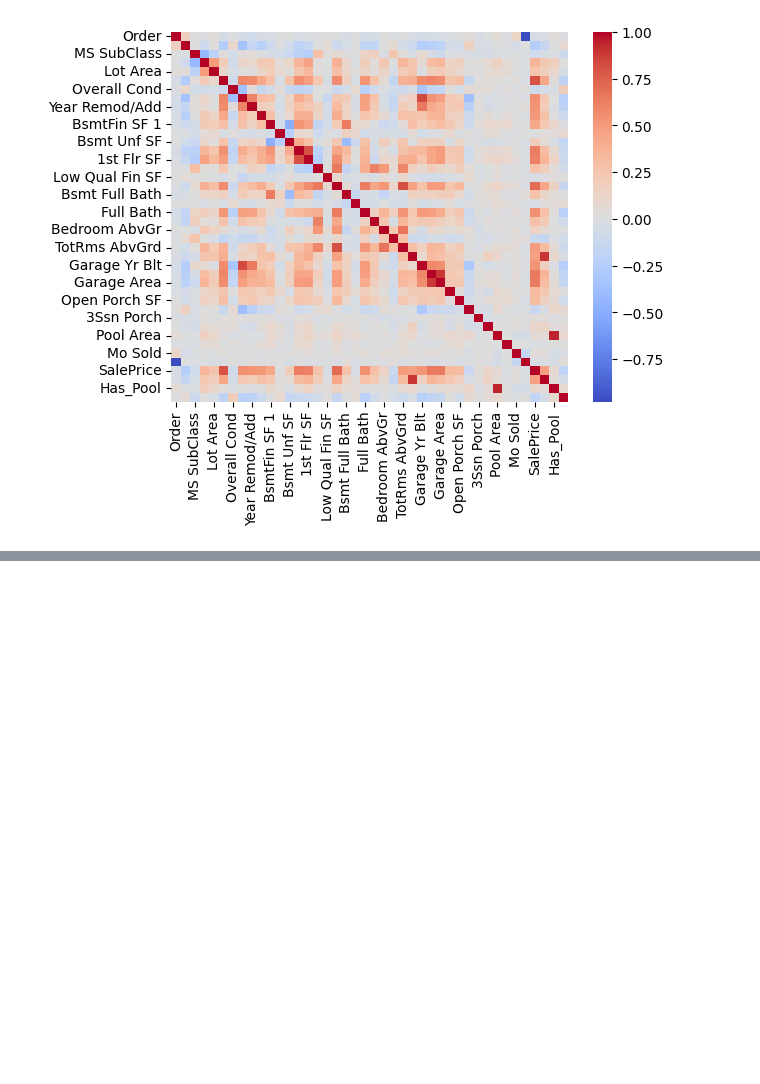
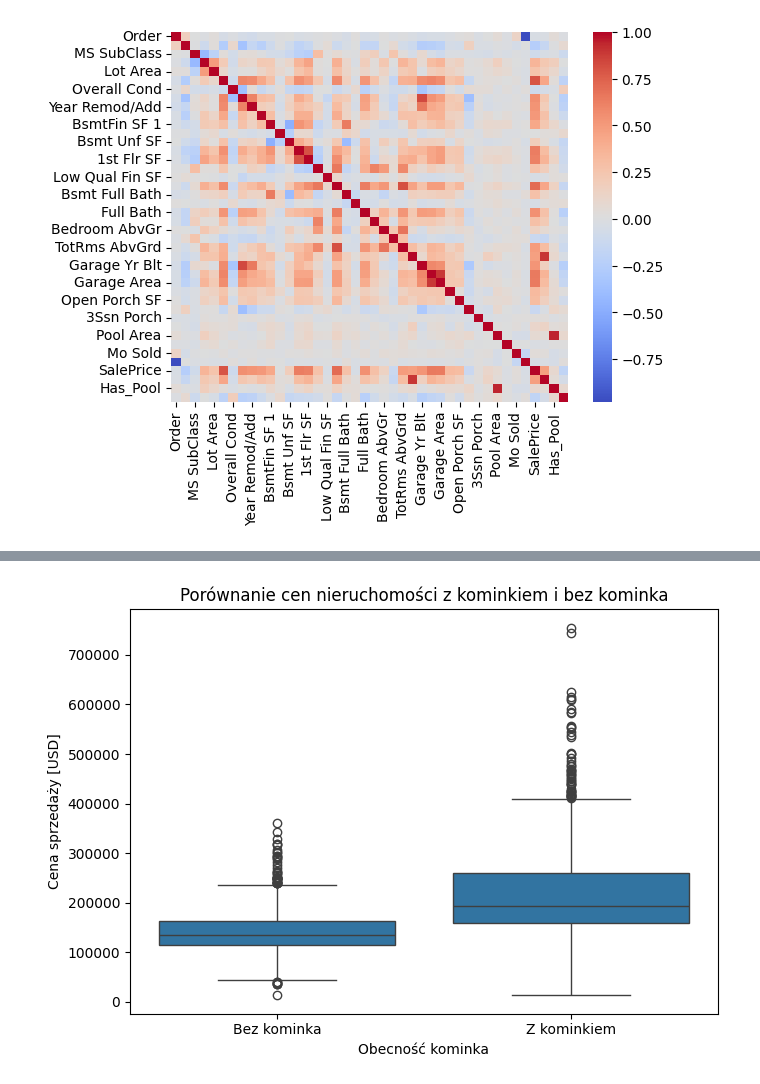
Before and after one commit to Tomasz-Marek/ames-housing-eda, a Jupyter notebook: notebooks/01_ames_eda.ipynb, the cells around one changed output, grey strips where cells are left out. Drawn from its saved outputs; the diff is of its cells as text; code cells hidden in the pictures; blank space fills up the shorter version.

```diff
--- a/notebooks/01_ames_eda.ipynb
+++ b/notebooks/01_ames_eda.ipynb
@@ -311,3 +321,96 @@ sns.heatmap(df.corr(numeric_only=True), cmap="coolwarm")
 plt.savefig("correlation.png")
 # %% [output]
 [figure]
+# %%
+import pandas as pd
+from scipy import stats
+import matplotlib.pyplot as plt
+import seaborn as sns
+
+# Loading data
+DATA_PATH = "../data/raw/AmesHousing.csv"
+df = pd.read_csv(DATA_PATH)
+
+# Grouping variable: whether the property has a fireplace
+# In Ames Housing, the absence of a value in 'Fireplace Qu' means no fireplace
+df["Has_Fireplace"] = df["Fireplace Qu"].notna()
+
+with_fireplace = df.loc[df["Has_Fireplace"], "SalePrice"].dropna()
+without_fireplace = df.loc[~df["Has_Fireplace"], "SalePrice"].dropna()
+
+alpha = 0.05
+confidence = 1 - alpha
+
+
+def mean_ci_t(sample, confidence=0.95):
+    """Przedzial ufnosci t-Studenta dla sredniej jednej populacji."""
+    sample = pd.Series(sample).dropna()
+    n = len(sample)
+    mean = sample.mean()
+    sem = stats.sem(sample)
+    t_crit = stats.t.ppf((1 + confidence) / 2, df=n - 1)
+    margin = t_crit * sem
+    return mean, mean - margin, mean + margin
+
+
+def welch_ci_diff(x, y, confidence=0.95):
+    """Przedzial ufnosci dla roznicy srednich mu_x - mu_y, wariant Welcha."""
+    x = pd.Series(x).dropna()
+    y = pd.Series(y).dropna()
+    nx, ny = len(x), len(y)
+    mean_diff = x.mean() - y.mean()
+    vx, vy = x.var(ddof=1), y.var(ddof=1)
+    se = np.sqrt(vx / nx + vy / ny)
+    df_welch = (vx / nx + vy / ny) ** 2 / ((vx / nx) ** 2 / (nx - 1) + (vy / ny) ** 2 / (ny - 1))
+    t_crit = stats.t.ppf((1 + confidence) / 2, df=df_welch)
+    return mean_diff, mean_diff - t_crit * se, mean_diff + t_crit * se, df_welch
+
+# 1. Descriptive statistics and point estimation
+summary = df.groupby("Has_Fireplace")["SalePrice"].agg(["count", "mean", "median", "std", "min", "max"])
+summary.index = ["bez kominka", "z kominkiem"]
+print("Statystyki opisowe:")
+print(summary.round(2))
+
+# 2. Interval estimation of means
+mean_yes, ci_yes_low, ci_yes_high = mean_ci_t(with_fireplace, confidence)
+mean_no, ci_no_low, ci_no_high = mean_ci_t(without_fireplace, confidence)
+print("\n95% przedzialy ufnosci dla sredniej SalePrice:")
+print(f"Z kominkiem:   srednia = {mean_yes:.2f}, CI = [{ci_yes_low:.2f}, {ci_yes_high:.2f}]")
+print(f"Bez kominka:   srednia = {mean_no:.2f}, CI = [{ci_no_low:.2f}, {ci_no_high:.2f}]")
+
+# 3. Confidence interval for the difference in means
+mean_diff, diff_low, diff_high, df_welch = welch_ci_diff(with_fireplace, without_fireplace, confidence)
+print("\n95% przedzial ufnosci dla roznicy srednich: z kominkiem - bez kominka")
+print(f"roznica = {mean_diff:.2f}, CI = [{diff_low:.2f}, {diff_high:.2f}], df = {df_welch:.2f}")
+
+# 4. Hypothesis test - Welch's t-test for two independent samples
+# H0: mu_z_kominkiem = mu_bez_kominka
+# H1: mu_z_kominkiem > mu_bez_kominka
+try:
+    test = stats.ttest_ind(with_fireplace, without_fireplace, equal_var=False, alternative="greater")
+except TypeError:
+    # Dla starszych wersji scipy bez argumentu alternative
+    test_two_sided = stats.ttest_ind(with_fireplace, without_fireplace, equal_var=False)
+    test = type("TestResult", (), {})()
+    test.statistic = test_two_sided.statistic
+    test.pvalue = test_two_sided.pvalue / 2 if test_two_sided.statistic > 0 else 1 - test_two_sided.pvalue / 2
+
+print("\nTest t Welcha, H1: srednia cena domow z kominkiem jest wieksza")
+print(f"t = {test.statistic:.4f}, p-value = {test.pvalue:.6g}")
+
+if test.pvalue < alpha:
+    print("Wniosek: odrzucamy H0 na poziomie istotnosci 0.05.")
+else:
+    print("Wniosek: brak podstaw do odrzucenia H0 na poziomie istotnosci 0.05.")
+
+# 5. Chart for the report
+plt.figure(figsize=(7, 5))
+sns.boxplot(data=df, x="Has_Fireplace", y="SalePrice")
+plt.xticks([0, 1], ["Bez kominka", "Z kominkiem"])
+plt.xlabel("Obecność kominka")
+plt.ylabel("Cena sprzedaży [USD]")
+plt.title("Porównanie cen nieruchomości z kominkiem i bez kominka")
+plt.tight_layout()
+plt.savefig("fireplace_saleprice_boxplot.png", dpi=300)
+plt.show()
+# %% [output]
@@ -313,0 +432 @@ plt.savefig("correlation.png")
+[figure, added]
```
Also changed, not shown: parts of 6 cells of this notebook, 2 other files.
